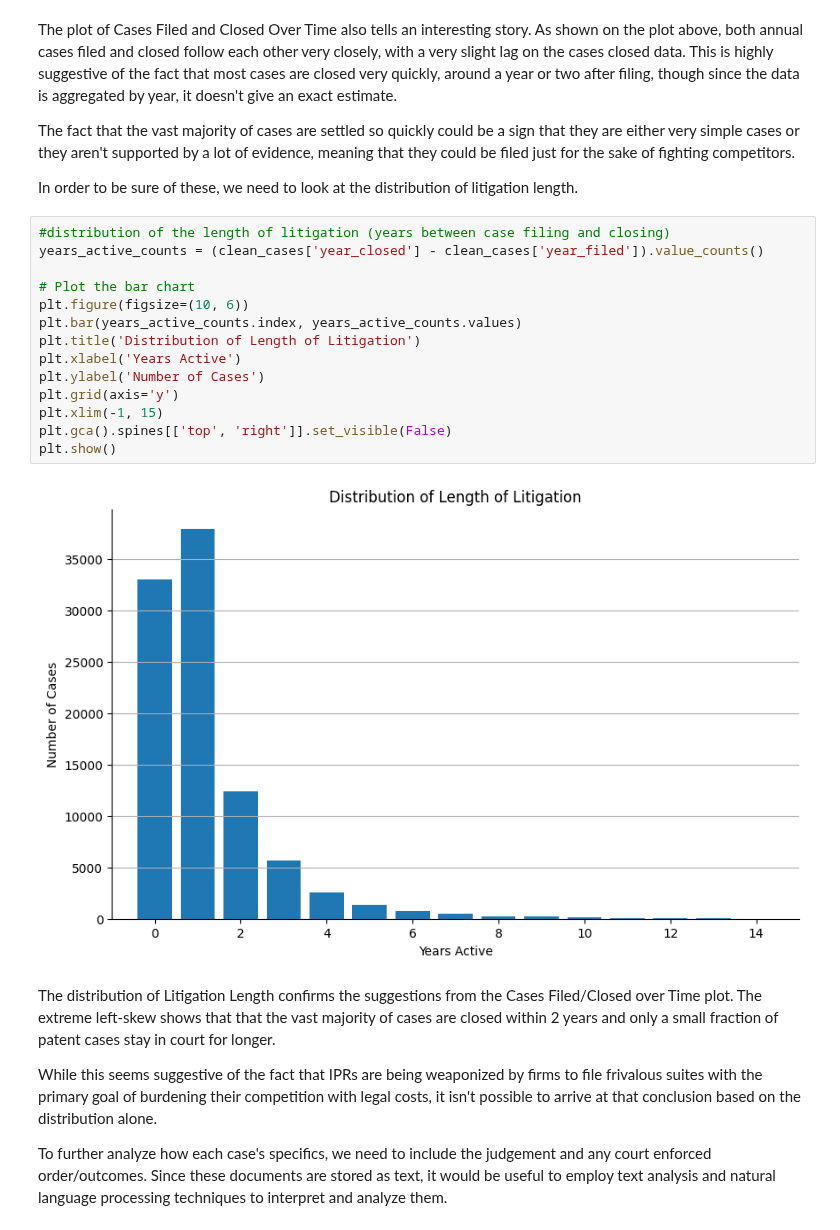
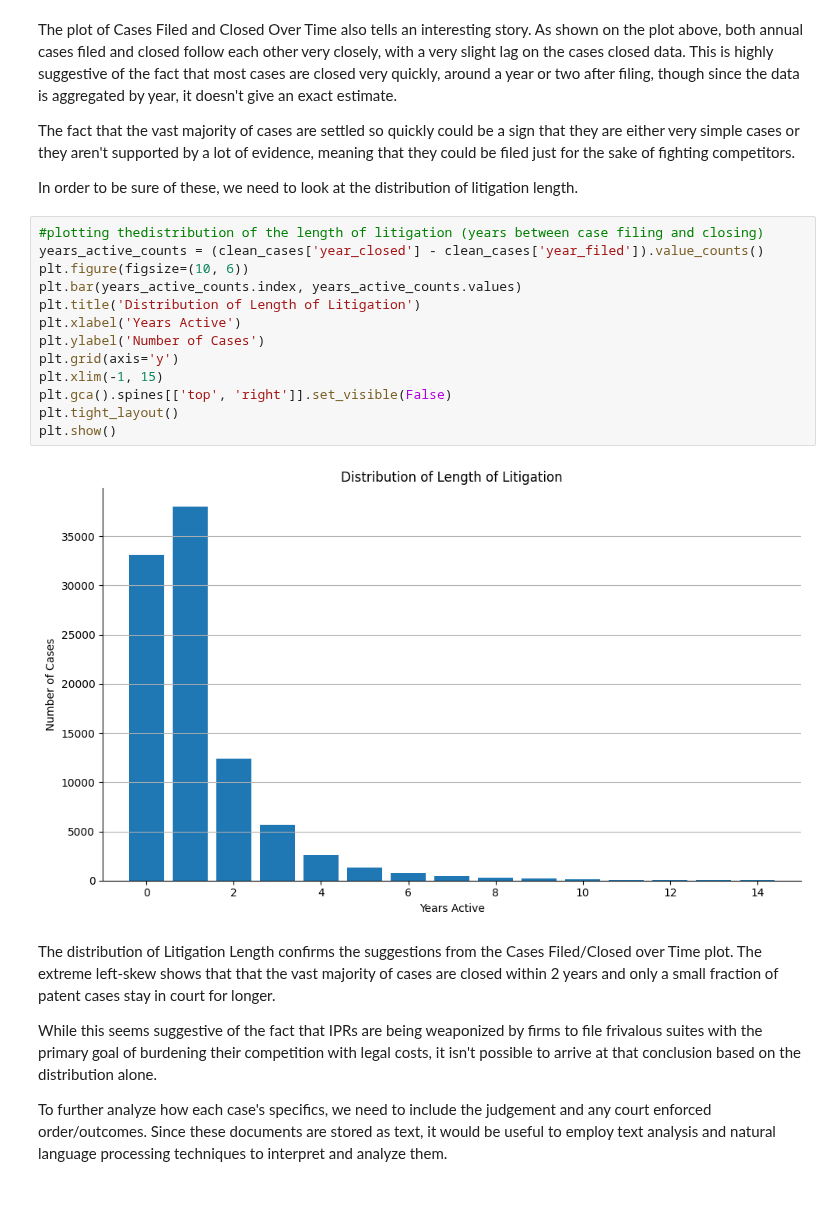
Before and after one commit to Sai0472003/PatentLitigation_Impact, a Jupyter notebook: Project1.ipynb, the cells around one changed output. Saved outputs shown, nothing was run; the diff lists cells and outputs as text; blank space fills up the shorter version.

```diff
--- a/Project1.ipynb
+++ b/Project1.ipynb
@@ -244,21 +241,20 @@ The fact that the vast majority of cases are settled so quickly could be a sign
 
 In order to be sure of these, we need to look at the distribution of litigation length.
 # %%
-#distribution of the length of litigation (years between case filing and closing)
+#plotting thedistribution of the length of litigation (years between case filing and closing)
 years_active_counts = (clean_cases['year_closed'] - clean_cases['year_filed']).value_counts()
-
-# Plot the bar chart
 plt.figure(figsize=(10, 6))
 plt.bar(years_active_counts.index, years_active_counts.values)
 plt.title('Distribution of Length of Litigation')
 plt.xlabel('Years Active')
 plt.ylabel('Number of Cases')
 plt.grid(axis='y')
 plt.xlim(-1, 15)
 plt.gca().spines[['top', 'right']].set_visible(False)
+plt.tight_layout()
 plt.show()
 # %% [output]
-[figure, old version]
+[figure, new version]
 # %% [markdown]
 The distribution of Litigation Length confirms the suggestions from the Cases Filed/Closed over Time plot. The extreme left-skew shows that that the vast majority of cases are closed within 2 years and only a small fraction of patent cases stay in court for longer.
 
```
Also changed, not shown: parts of 14 cells of this notebook.
